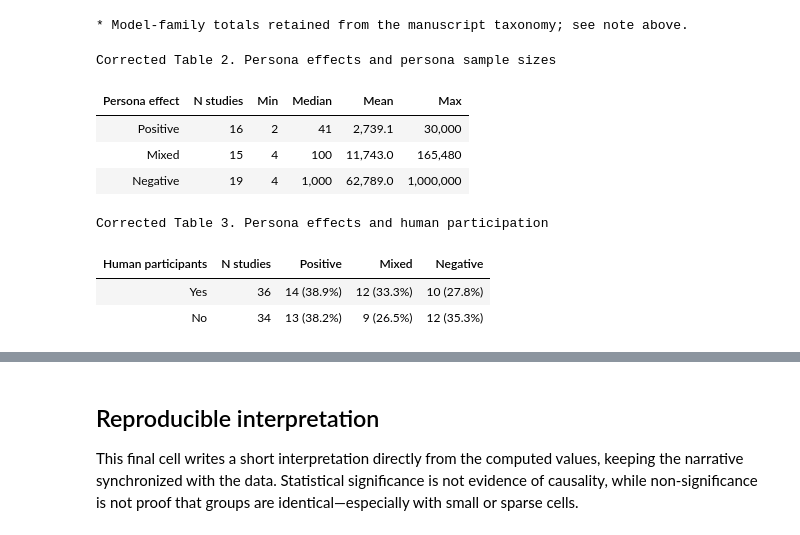
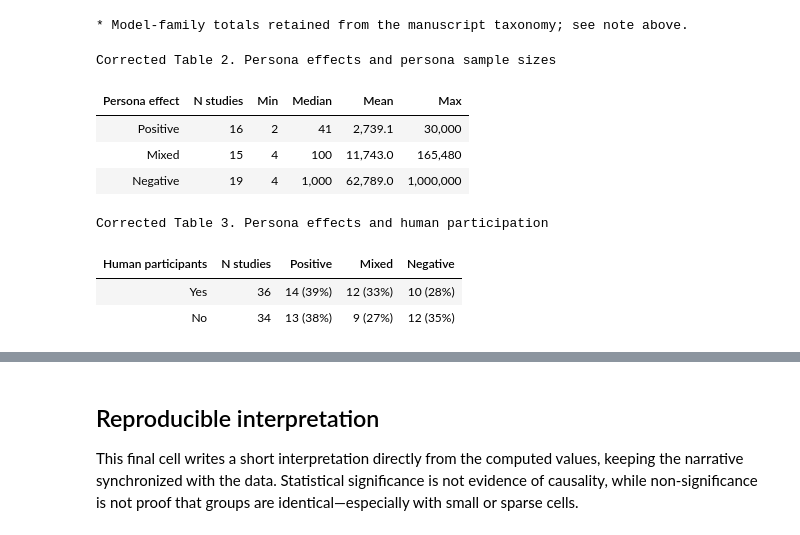
Before and after one commit to liviaellen/llm-persona-review, a Jupyter notebook: analysis/persona_review_statistical_analysis.ipynb, the cells around one changed output, grey strips where cells are left out. Drawn from its saved outputs; the diff is of its cells as text; code cells hidden in the pictures.

```diff
--- a/analysis/persona_review_statistical_analysis.ipynb
+++ b/analysis/persona_review_statistical_analysis.ipynb
@@ -309,35 +309,41 @@ Corrected Table 1. Distribution of coded variables across the pooled corpus (N=7
 # %%
 corrected_table2 = (df.groupby("Effect of Personas on LLM Output")["Persona sample size"]
                     .agg(**{"N studies": "count", "Min": "min", "Median": "median", "Mean": "mean", "Max": "max"})
                     .reindex(effect_order).reset_index().rename(columns={"Effect of Personas on LLM Output": "Persona effect"}))
 for column in ["N studies", "Min", "Median", "Max"]:
     corrected_table2[column] = corrected_table2[column].astype(int)
 corrected_table2["Mean"] = corrected_table2["Mean"].round(1)
 corrected_table2.to_csv(TABLE_DIR / "corrected_table_2.csv", index=False)
 display(corrected_table2.style.hide(axis="index").format({"Min": "{:,}", "Median": "{:,}", "Mean": "{:,.1f}", "Max": "{:,}"}).set_caption("Corrected Table 2. Persona effects and persona sample sizes"))
 
 human_counts = (pd.crosstab(df["Human participation"], df["Effect of Personas on LLM Output"])
                 .reindex(index=["Yes", "No"], columns=effect_order, fill_value=0))
 corrected_table3 = pd.DataFrame({"Human participants": human_counts.index, "N studies": human_counts.sum(axis=1).values})
+def whole_percentages_that_sum_to_100(counts):
+    exact = counts / counts.sum() * 100
+    allocated = np.floor(exact).astype(int)
+    remaining = 100 - allocated.sum()
+    for label in (exact - allocated).sort_values(ascending=False).index[:remaining]:
+        allocated[label] += 1
+    return allocated
+
+human_percentages = human_counts.apply(whole_percentages_that_sum_to_100, axis=1)
 for effect in effect_order:
-    counts = human_counts[effect]
-    percentages = (100 * counts / human_counts.sum(axis=1)).round(1)
-    corrected_table3[effect] = [f"{n} ({pct:.1f}%)" for n, pct in zip(counts, percentages)]
-percentage_check = human_counts.div(human_counts.sum(axis=1), axis=0).mul(100).round(1).sum(axis=1)
-assert np.allclose(percentage_check, 100.0), f"Rounded row percentages do not total 100%: {percentage_check.to_dict()}"
+    corrected_table3[effect] = [f"{n} ({pct}%)" for n, pct in zip(human_counts[effect], human_percentages[effect])]
+assert (human_percentages.sum(axis=1) == 100).all(), f"Displayed percentages do not total 100%: {human_percentages.sum(axis=1).to_dict()}"
 assert corrected_table3["N studies"].sum() == len(df)
 corrected_table3.to_csv(TABLE_DIR / "corrected_table_3.csv", index=False)
 display(corrected_table3.style.hide(axis="index").set_caption("Corrected Table 3. Persona effects and human participation"))
 # %% [output]
 Corrected Table 2. Persona effects and persona sample sizes
 | Persona effect | N studies | Min | Median | Mean | Max |
 | Positive | 16 | 2 | 41 | 2,739.1 | 30,000 |
 | Mixed | 15 | 4 | 100 | 11,743.0 | 165,480 |
 | Negative | 19 | 4 | 1,000 | 62,789.0 | 1,000,000 |
 Corrected Table 3. Persona effects and human participation
 | Human participants | N studies | Positive | Mixed | Negative |
-| Yes | 36 | 14 (38.9%) | 12 (33.3%) | 10 (27.8%) |
-| No | 34 | 13 (38.2%) | 9 (26.5%) | 12 (35.3%) |
+| Yes | 36 | 14 (39%) | 12 (33%) | 10 (28%) |
+| No | 34 | 13 (38%) | 9 (27%) | 12 (35%) |
 # %%
 def save_table_image(frame, title, filename, formats=None, row_height=0.32):
     shown = frame.copy()
```
Also changed, not shown: parts of 2 cells of this notebook, 2 other files.
